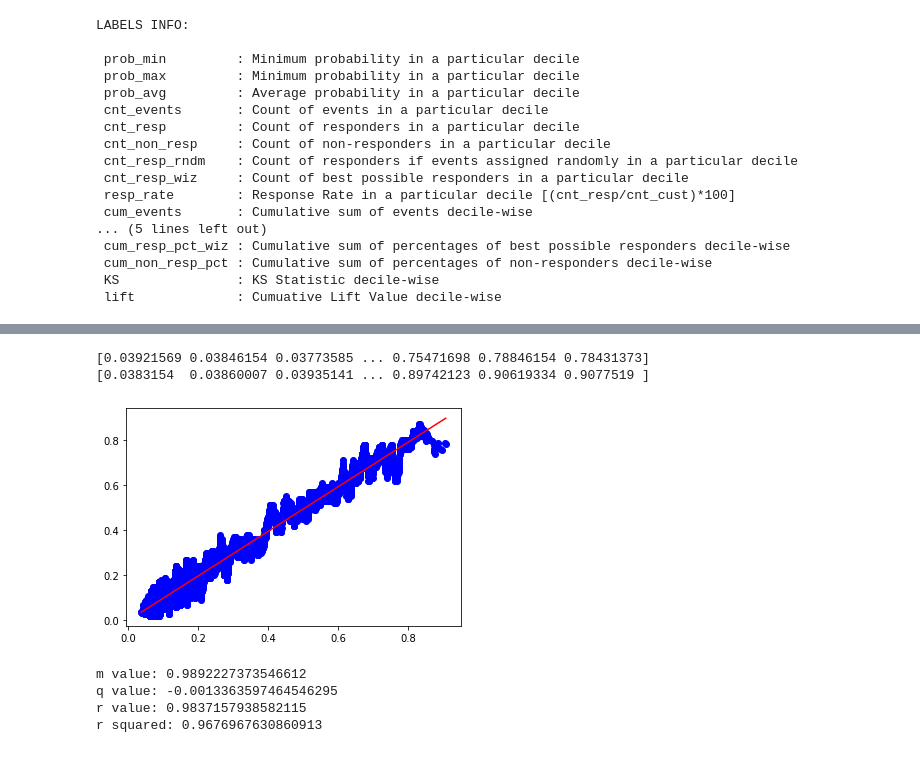
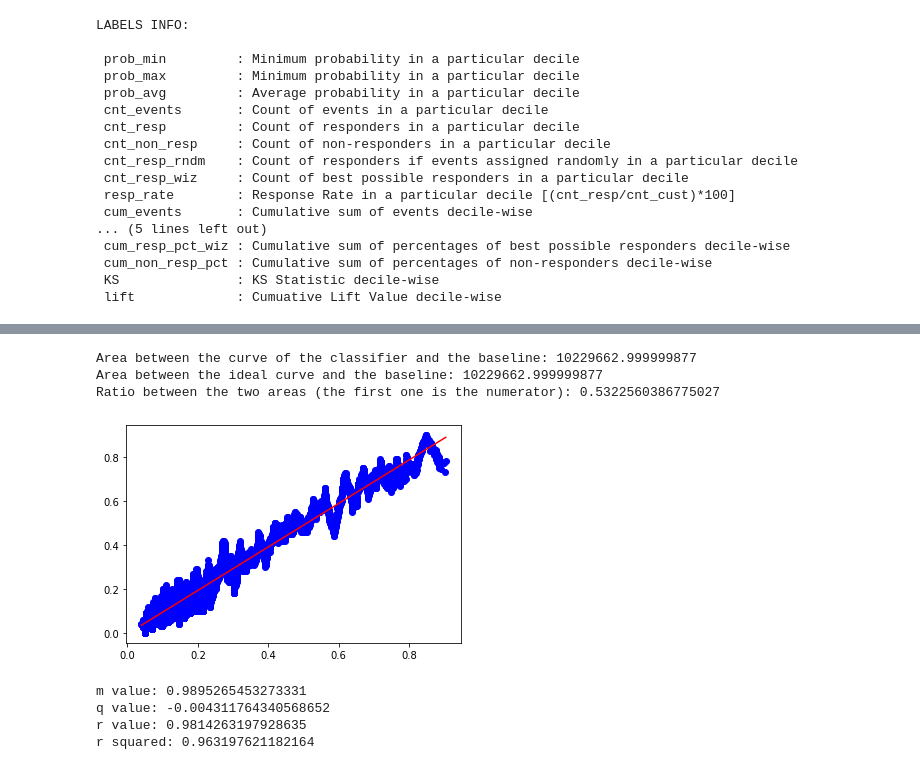
Before and after one commit to GiovanniPioDelvecchio/BigDataAnalyticsProject, a Jupyter notebook: Spark/NotebookTest/MultilayerPerceptron.ipynb, the cells around one changed output, grey strips where cells are left out. Drawn from its saved outputs; the diff is of its cells as text; code cells hidden in the pictures.

Commit message:
Applied a fix to the block needed to compute area ratios, added some documentation.

```diff
--- a/Spark/NotebookTest/MultilayerPerceptron.ipynb
+++ b/Spark/NotebookTest/MultilayerPerceptron.ipynb
@@ -394,48 +431,68 @@ paper_like_cumulative_gain(data_y, Y_pred_probabilities_np[:, 1])
 [figure]
+# %%
+class_baseline_area = area_between_curves(classifier_curve, cum_baseline)
+baseline_best_area = area_between_curves(best_curve, cum_baseline)
+area_ratio =  class_baseline_area / baseline_best_area
+print("Area between the curve of the classifier and the baseline: " + str(class_baseline_area))
+print("Area between the ideal curve and the baseline: "+ str(class_baseline_area))
+print("Ratio between the two areas (the first one is the numerator): " + str(area_ratio))
+# %% [output]
+Area between the curve of the classifier and the baseline: 10229662.999999877
+Area between the ideal curve and the baseline: 10229662.999999877
+Ratio between the two areas (the first one is the numerator): 0.5322560386775027
 # %%
-def sorting_smoothing_method(y_true, y_probs, n_smooth, use_actual = True):
+def sorting_smoothing_method(y_true, y_probs, n_smooth):
+  """
+  Function needed to estimate the real probability of default as
+  the mean of the n_smooth neighboring labels of a label y_i, where
+  a neighbor of y_i (i.e. y_i+1) is the label associated to the
+  i+1 probability value in the sorted array of probabilities computed
+  by the classifier. In more simple terms: real probabilities are the mean
+  of the (2*n_smooth + 1) true labels ordered according to the sorted y_probs.
+
+  Params:
+    y_true: array of true labels of which we want to estimate
+            the real probabilities
+    y_probs: array of probabilities computed by a classifier
+    n_smooth: number of smoothing neighbors to consider in order to
+              estimate real probabilities
+  Returns:
+    p_vec: estimated real probability values for each true label in y_true
+  """
   sort_idx = np.argsort(y_probs[:, 1])
   n_total = y_true.shape[0]
   p_vec = np.zeros(n_total)
   for i in range(0, n_total):
     acc = y_true[sort_idx[i]]
     n_acc = 0
     for n in range(0, n_smooth):
       if i + n < n_total:
         acc += y_true[sort_idx[i + n]]
         n_acc += 1
       if i - n >= 0:
         acc += y_true[sort_idx[i - n]]
         n_acc += 1
-    if use_actual == True:
-      p_vec[i] = acc / n_acc
-    else:
-      p_vec[i] = acc / ((2 * n_smooth) + 1)
+    p_vec[i] = acc / n_acc
   return p_vec
 
-p_vec = sorting_smoothing_method(data_y, Y_pred_probabilities_np, 50, use_actual = True)
+p_vec = sorting_smoothing_method(data_y, Y_pred_probabilities_np, 50)
 ord_probs = np.sort(Y_pred_probabilities_np[:, 1])
-
-print(p_vec)
-print(ord_probs)
 
 slope, intercept, r_value, p_value, std_err = scipy.stats.linregress(ord_probs, p_vec)
 
 plt.plot(ord_probs, p_vec, 'o', color='blue')
 plt.plot(ord_probs, slope*ord_probs + intercept, color = "red")
 plt.show()
 
 print("m value: " + str(slope))
 print("q value: " + str(intercept))
 print("r value: " + str(r_value))
 print("r squared: " + str(np.power(r_value, 2)))
 # %% [output]
+[figure, new version]
-[0.03921569 0.03846154 0.03773585 ... 0.75471698 0.78846154 0.78431373]
-[0.0383154  0.03860007 0.03935141 ... 0.89742123 0.90619334 0.9077519 ]
+m value: 0.9895265453273331
+q value: -0.004311764340568652
+r value: 0.9814263197928635
+r squared: 0.963197621182164
-[figure, old version]
-m value: 0.9892227373546612
-q value: -0.0013363597464546295
-r value: 0.9837157938582115
-r squared: 0.9676967630860913
 # %%
 spark.stop()
```
Also changed, not shown: parts of 7 cells of this notebook.
